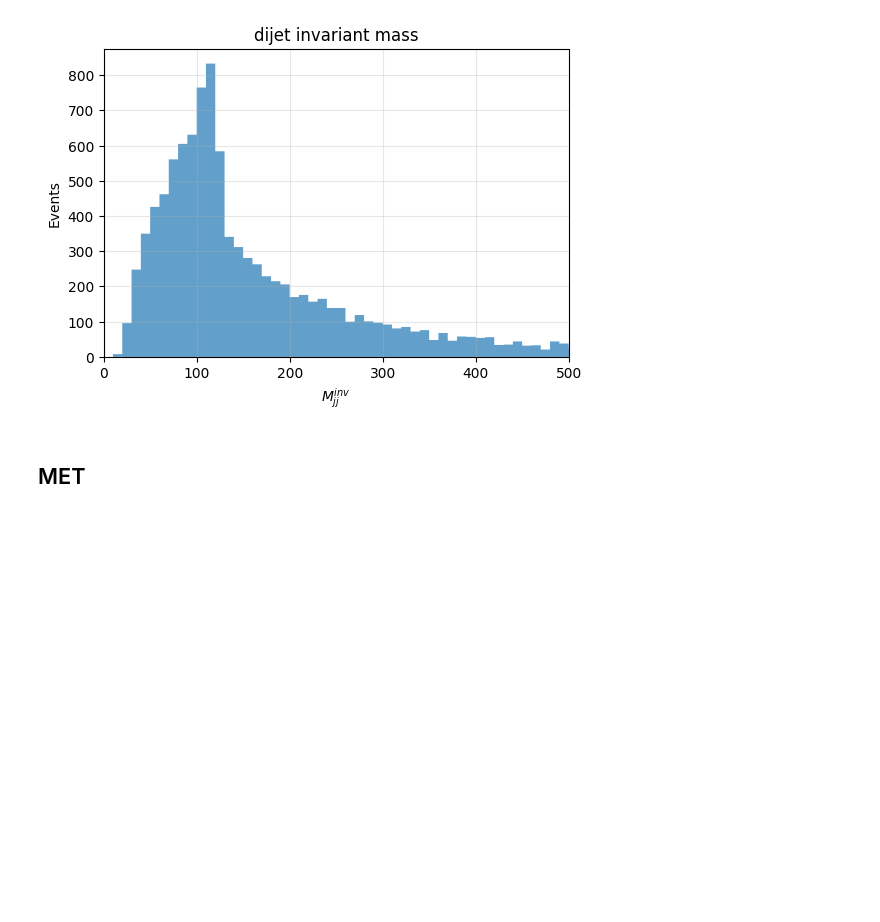
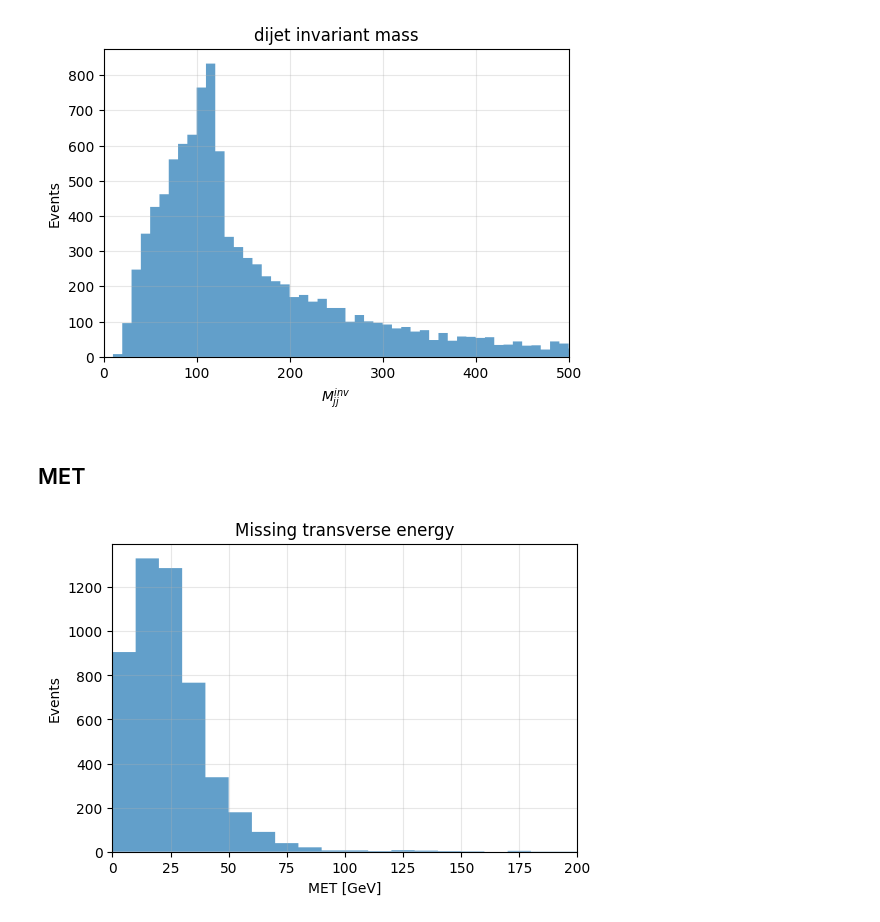
Before and after one commit to snehashishep/CPP25_tutorials, a Jupyter notebook: pythia_hist.ipynb, the cells around one changed output. Cells and saved outputs as stored; diff of their text form; code cells hidden in the pictures; blank space fills up the shorter version.

Commit message:
added histograms

```diff
--- a/pythia_hist.ipynb
+++ b/pythia_hist.ipynb
@@ -150,14 +150,16 @@ bin_edges = np.append(bin_centers - bin_width / 2, bin_centers[-1] + bin_width /
 # %%
 # Plot histogram
 plt.figure(figsize=(6,4))
 plt.hist(bin_centers, bins=bin_edges, weights=event_counts, histtype='stepfilled', alpha=0.7, edgecolor="none")
 
 # Labels and title
-plt.xlabel(r"MET [G]")
+plt.xlabel(r"MET [GeV]")
 plt.ylabel("Events")
-plt.title("dijet invariant mass")
-plt.xlim(0,500)
+plt.title("Missing transverse energy")
+plt.xlim(0,200)
 plt.grid(True, alpha=0.3)
 
 # Show plot
 plt.show()
+# %% [output]
+[figure, added]
```
